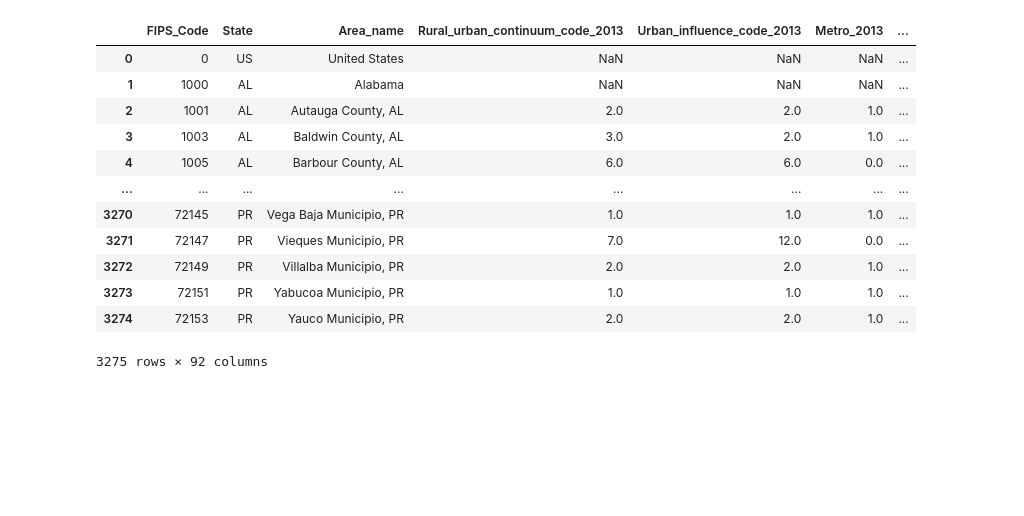
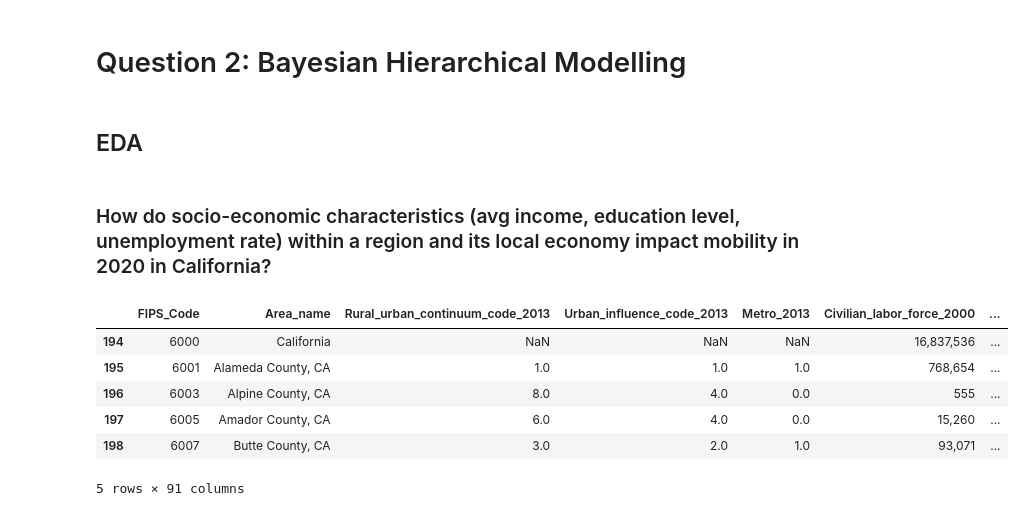
Before and after one commit to pkargupta/mobo102, a Jupyter notebook: Question 2 EDA.ipynb, the cells around one changed output. Drawn from its saved outputs; the diff is of its cells as text; code cells hidden in the pictures; blank space fills up the shorter version.

```diff
--- a/Question 2 EDA.ipynb
+++ b/Question 2 EDA.ipynb
@@ -0,0 +1,6 @@
+# %% [markdown]
+# Question 2: Bayesian Hierarchical Modelling
+# %% [markdown]
+## EDA
+# %% [markdown]
+### How do socio-economic characteristics (avg income, education level, unemployment rate) within a region and its local economy impact mobility in 2020 in California?
@@ -1,19 +13,15 @@
 # %%
-import pandas as pd
+# Reading unemployment data and filtering for California
 
 unemployment = pd.read_csv("Unemployment.csv")
-unemployment
+ca_unemployment = unemployment[unemployment.State == "CA"]
+ca_unemployment = ca_unemployment.drop('State', axis = 1)
+ca_unemployment.head()
 # %% [output]
-|  | FIPS_Code | State | Area_name | Rural_urban_continuum_code_2013 | Urban_influence_code_2013 | Metro_2013 | ... |
-| 0 | 0 | US | United States | NaN | NaN | NaN | ... |
-| 1 | 1000 | AL | Alabama | NaN | NaN | NaN | ... |
-| 2 | 1001 | AL | Autauga County, AL | 2.0 | 2.0 | 1.0 | ... |
-| 3 | 1003 | AL | Baldwin County, AL | 3.0 | 2.0 | 1.0 | ... |
-| 4 | 1005 | AL | Barbour County, AL | 6.0 | 6.0 | 0.0 | ... |
-| ... | ... | ... | ... | ... | ... | ... | ... |
-| 3270 | 72145 | PR | Vega Baja Municipio, PR | 1.0 | 1.0 | 1.0 | ... |
-| 3271 | 72147 | PR | Vieques Municipio, PR | 7.0 | 12.0 | 0.0 | ... |
-| 3272 | 72149 | PR | Villalba Municipio, PR | 2.0 | 2.0 | 1.0 | ... |
-| 3273 | 72151 | PR | Yabucoa Municipio, PR | 1.0 | 1.0 | 1.0 | ... |
-| 3274 | 72153 | PR | Yauco Municipio, PR | 2.0 | 2.0 | 1.0 | ... |
+|  | FIPS_Code | Area_name | Rural_urban_continuum_code_2013 | Urban_influence_code_2013 | Metro_2013 | Civilian_labor_force_2000 | ... |
+| 194 | 6000 | California | NaN | NaN | NaN | 16,837,536 | ... |
+| 195 | 6001 | Alameda County, CA | 1.0 | 1.0 | 1.0 | 768,654 | ... |
+| 196 | 6003 | Alpine County, CA | 8.0 | 4.0 | 0.0 | 555 | ... |
+| 197 | 6005 | Amador County, CA | 6.0 | 4.0 | 0.0 | 15,260 | ... |
+| 198 | 6007 | Butte County, CA | 3.0 | 2.0 | 1.0 | 93,071 | ... |
-3275 rows × 92 columns
+5 rows × 91 columns
```
Also changed, not shown: parts of 14 cells of this notebook.
